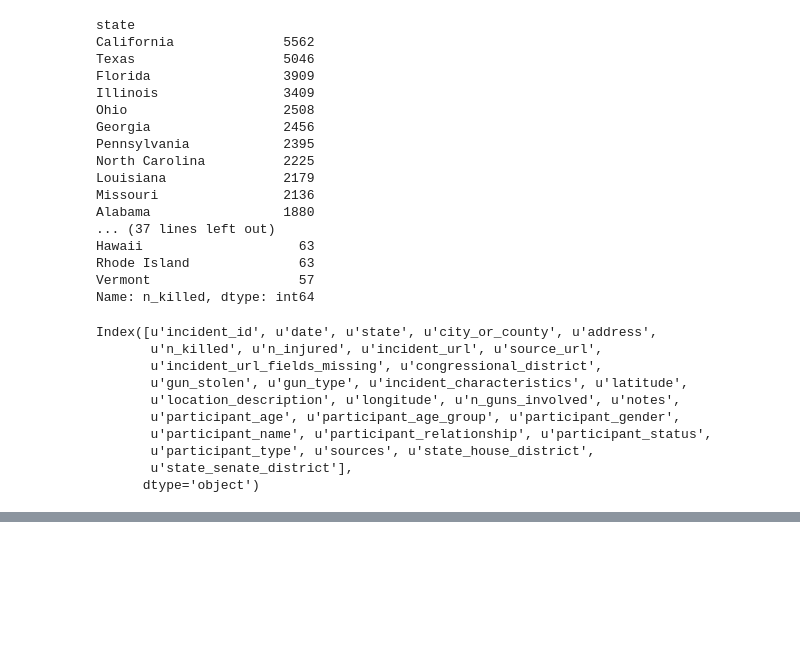
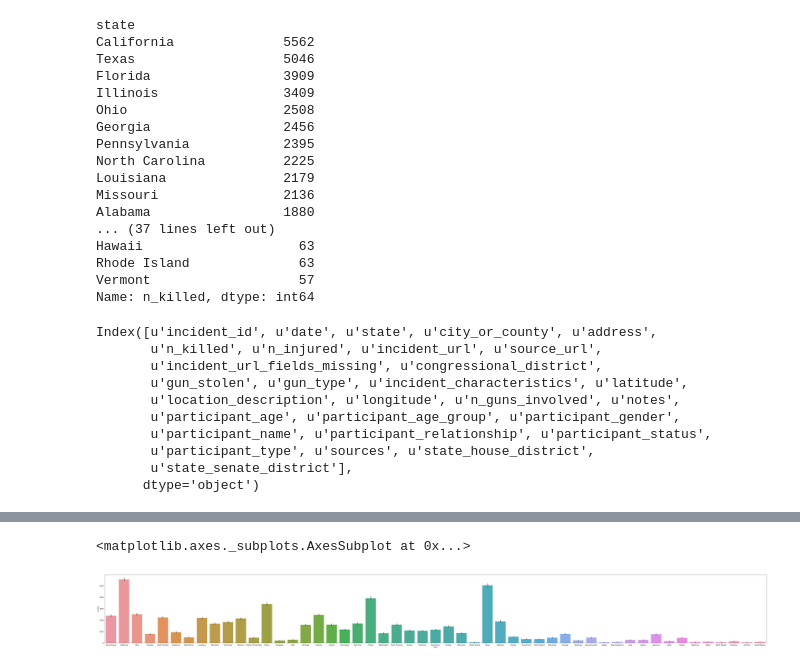
Before and after one commit to AndyDeNike/gun_violence_us_data, a Jupyter notebook: gun_violence_us_data.ipynb, the cells around one changed output, grey strips where cells are left out. Drawn from its saved outputs; the diff is of its cells as text; code cells hidden in the pictures; blank space fills up the shorter version.

```diff
--- a/gun_violence_us_data.ipynb
+++ b/gun_violence_us_data.ipynb
@@ -371,0 +482,6 @@ Index([u'incident_id', u'date', u'state', u'city_or_county', u'address',
+# %%
+plt.figure(figsize=(75,8))   #how many killed per state
+sns.barplot(x='state', y='n_killed', data=df, estimator=np.sum)
+# %% [output]
+<matplotlib.axes._subplots.AxesSubplot at 0x...>
+[figure, added]
```
Also changed, not shown: parts of 8 cells of this notebook.
